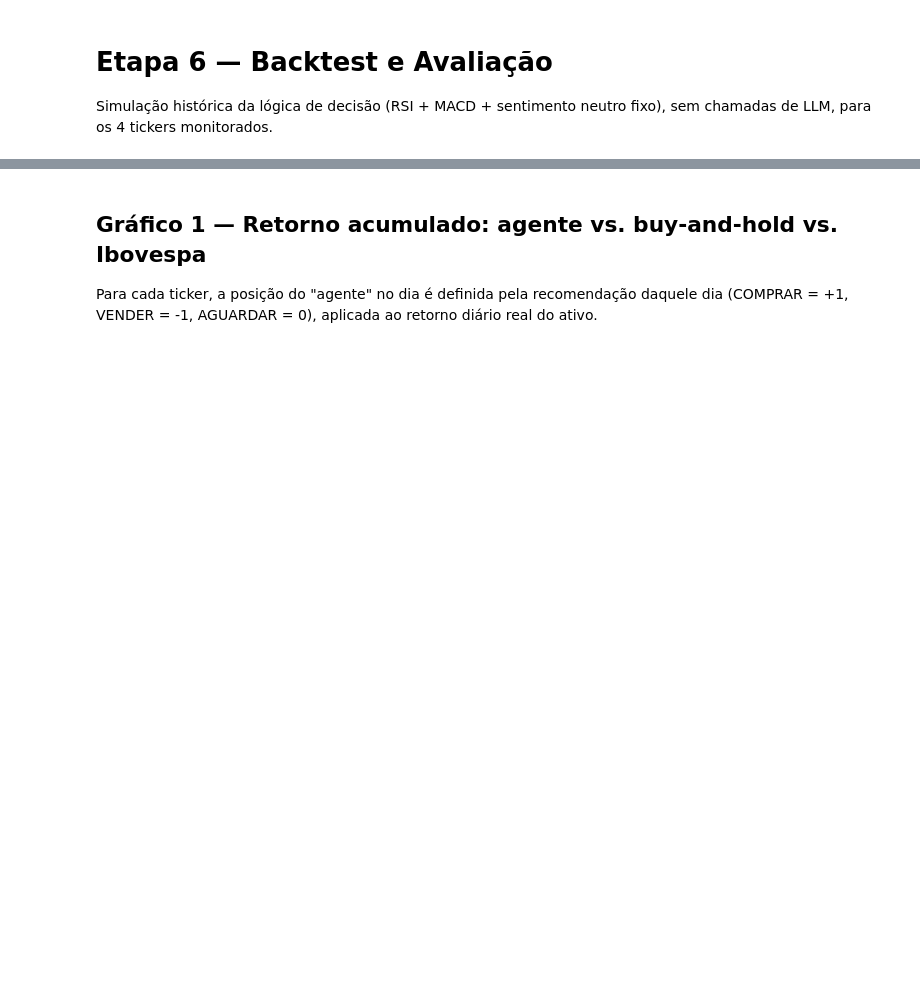
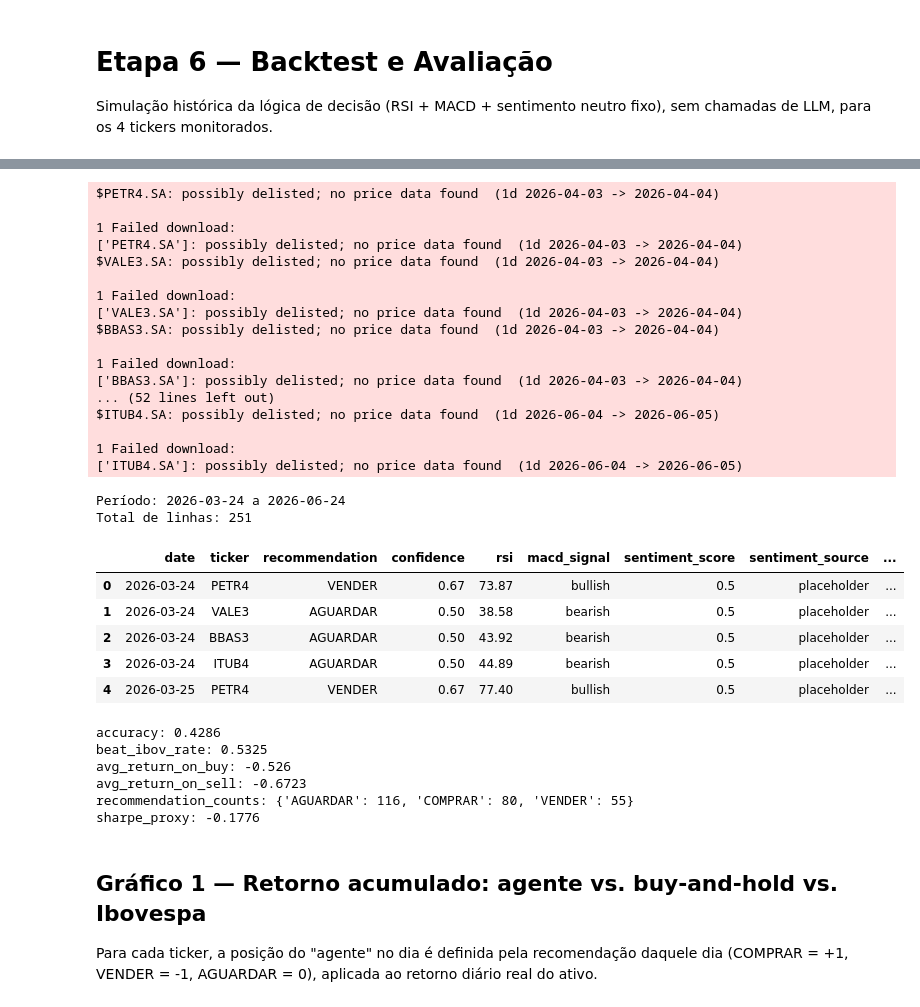
Before and after one commit to lbchat/entrega-multiagents, a Jupyter notebook: notebooks/04_backtest_and_evaluation.ipynb, the cells around one changed output, grey strips where cells are left out. Drawn from its saved outputs; the diff is of its cells as text; code cells hidden in the pictures; blank space fills up the shorter version.

```diff
--- a/notebooks/04_backtest_and_evaluation.ipynb
+++ b/notebooks/04_backtest_and_evaluation.ipynb
@@ -28,15 +33,48 @@ else:
 # %%
 end_date = pd.Timestamp.today().strftime("%Y-%m-%d")
 start_date = (pd.Timestamp.today() - pd.DateOffset(months=3)).strftime("%Y-%m-%d")
 
-results = run_backtest(TICKERS, start_date, end_date, output_path=str(BACKTEST_OUTPUT_PATH))
+results = run_backtest(TICKERS, start_date, end_date, output_path=str(BACKTEST_OUTPUT_PATH), use_gdelt=False)
 print(f"Período: {start_date} a {end_date}")
 print(f"Total de linhas: {len(results)}")
 results.head()
+# %% [output]
+$PETR4.SA: possibly delisted; no price data found  (1d 2026-04-03 -> 2026-04-04)
+
+1 Failed download:
+['PETR4.SA']: possibly delisted; no price data found  (1d 2026-04-03 -> 2026-04-04)
+$VALE3.SA: possibly delisted; no price data found  (1d 2026-04-03 -> 2026-04-04)
+
+1 Failed download:
+['VALE3.SA']: possibly delisted; no price data found  (1d 2026-04-03 -> 2026-04-04)
+$BBAS3.SA: possibly delisted; no price data found  (1d 2026-04-03 -> 2026-04-04)
+
+1 Failed download:
+['BBAS3.SA']: possibly delisted; no price data found  (1d 2026-04-03 -> 2026-04-04)
+... (52 lines left out)
+$ITUB4.SA: possibly delisted; no price data found  (1d 2026-06-04 -> 2026-06-05)
+
+1 Failed download:
+['ITUB4.SA']: possibly delisted; no price data found  (1d 2026-06-04 -> 2026-06-05)
+Período: 2026-03-24 a 2026-06-24
+Total de linhas: 251
+|  | date | ticker | recommendation | confidence | rsi | macd_signal | sentiment_score | sentiment_source | ... |
+| 0 | 2026-03-24 | PETR4 | VENDER | 0.67 | 73.87 | bullish | 0.5 | placeholder | ... |
+| 1 | 2026-03-24 | VALE3 | AGUARDAR | 0.50 | 38.58 | bearish | 0.5 | placeholder | ... |
+| 2 | 2026-03-24 | BBAS3 | AGUARDAR | 0.50 | 43.92 | bearish | 0.5 | placeholder | ... |
+| 3 | 2026-03-24 | ITUB4 | AGUARDAR | 0.50 | 44.89 | bearish | 0.5 | placeholder | ... |
+| 4 | 2026-03-25 | PETR4 | VENDER | 0.67 | 77.40 | bullish | 0.5 | placeholder | ... |
 # %%
 metrics = calculate_metrics(results)
 for key, value in metrics.items():
     print(f"{key}: {value}")
+# %% [output]
+accuracy: 0.4286
+beat_ibov_rate: 0.5325
+avg_return_on_buy: -0.526
+avg_return_on_sell: -0.6723
+recommendation_counts: {'AGUARDAR': 116, 'COMPRAR': 80, 'VENDER': 55}
+sharpe_proxy: -0.1776
 # %% [markdown]
 ## Gráfico 1 — Retorno acumulado: agente vs. buy-and-hold vs. Ibovespa
 
```
Also changed, not shown: parts of 11 cells of this notebook, 7 other files.
